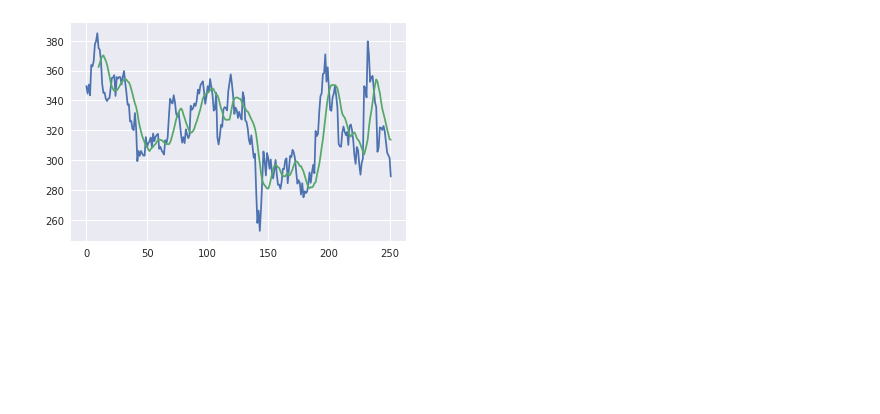
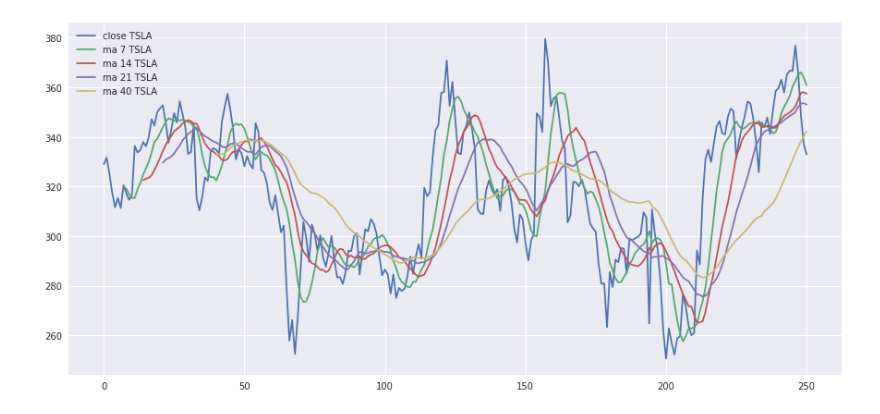
Before and after one commit to huseinzol05/Machine-Learning-Numpy, a Jupyter notebook: timeseries/moving-average.ipynb, the cells around one changed output. Drawn from its saved outputs; the diff is of its cells as text; code cells hidden in the pictures; blank space fills up the shorter version.

```diff
--- a/timeseries/moving-average.ipynb
+++ b/timeseries/moving-average.ipynb
@@ -32,6 +25,16 @@ ma_10 = moving_average(signal, 10)
-# %%
-plt.plot(np.arange(len(tesla.Close)), tesla.Close)
-plt.plot(np.arange(len(tesla.Close)), ma_10)
-plt.show()
-# %% [output]
-[figure, removed]
+# %%
+ma_7 = moving_average(signal, 7)
+ma_14 = moving_average(signal, 14)
+ma_21 = moving_average(signal, 21)
+ma_40 = moving_average(signal, 40)
+# %%
+plt.figure(figsize=(15, 7))
+plt.plot(np.arange(len(tesla.Close)), tesla.Close, label ='close TSLA')
+plt.plot(np.arange(len(tesla.Close)), ma_7, label = 'ma 7 TSLA')
+plt.plot(np.arange(len(tesla.Close)), ma_14, label = 'ma 14 TSLA')
+plt.plot(np.arange(len(tesla.Close)), ma_21, label = 'ma 21 TSLA')
+plt.plot(np.arange(len(tesla.Close)), ma_40, label = 'ma 40 TSLA')
+plt.legend()
+plt.show()
+# %% [output]
+[figure, added]
```
Also changed, not shown: parts of 3 cells of this notebook, 8 other files.
